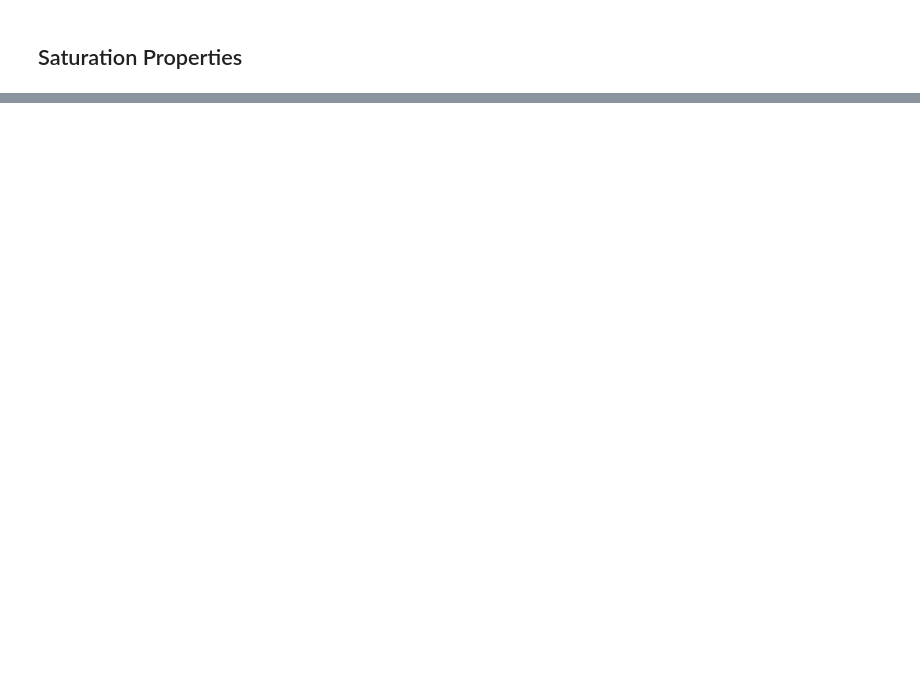
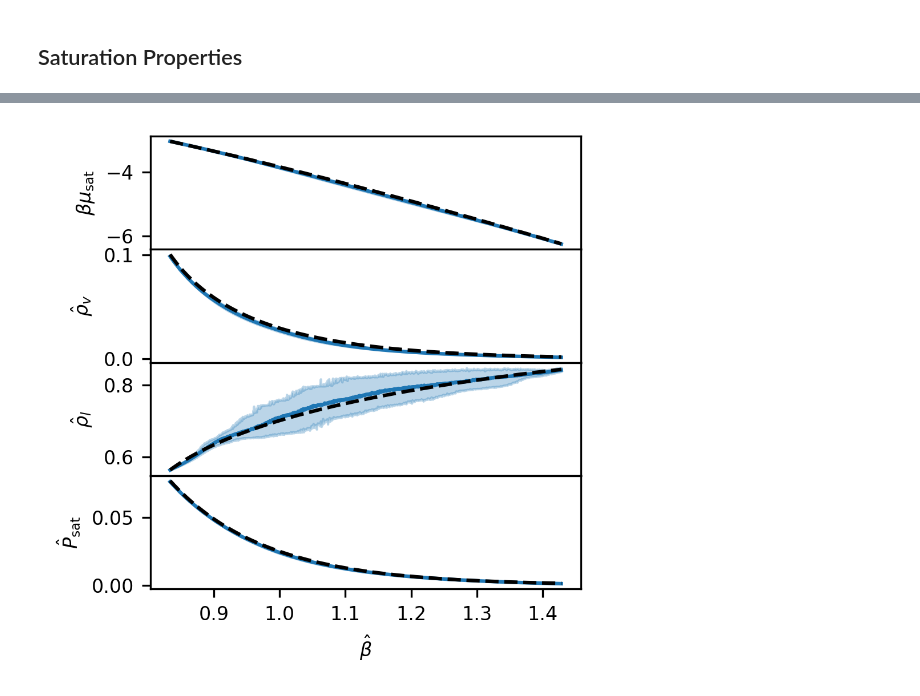
Before and after one commit to usnistgov/thermoextrap-archive, a Jupyter notebook: docs/notebooks/gpr/analysis_LJ_lnPi.ipynb, the cells around one changed output, grey strips where cells are left out. Drawn from its saved outputs; the diff is of its cells as text; code cells hidden in the pictures; blank space fills up the shorter version.

```diff
--- a/docs/notebooks/gpr/analysis_LJ_lnPi.ipynb
+++ b/docs/notebooks/gpr/analysis_LJ_lnPi.ipynb
@@ -180,0 +282,5 @@ plt.show()
+# %%
+ref_T = [0.7, 1.2]
+
+ref_mu = np.average([get_sim_activity(t)*t for t in ref_T])
+print(ref_mu)
@@ -180,0 +408,33 @@ plt.show()
+# %%
+#Load saturation properties
+#Should be lnz, density_gas, density_liquid, pressure_gas, pressure_liquid
+sat_props = np.load(os.path.expanduser('~/GPR_Extrapolation/LJ_EOS/lnPi/sat_props_GPR.npz'))
+gp_sat_props = sat_props['props']
+gp_sat_props_conf_ints = sat_props['conf_ints']
+
+#Plot true values versus predicted properties
+prop_betas = 1.0 / np.linspace(0.7, 1.2, 1000)
+
+fig, ax = plt.subplots(gp_sat_props.shape[1]-1, sharex=True, sharey=False, figsize=(3.37, 3.37), dpi=300)
+
+for i, prop in enumerate([raw_lnz, raw_dens[:, 0], raw_dens[:, 1], raw_psat]):
+    ax[i].plot(prop_betas, gp_sat_props[:, i], color='tab:blue')
+    ax[i].fill_between(prop_betas,
+                       gp_sat_props_conf_ints[:, 0, i],
+                       gp_sat_props_conf_ints[:, 1, i],
+                       color='tab:blue', alpha=0.3)
+    ax[i].plot(raw_beta, prop, 'k--')
+    ax[i].tick_params(axis='both', labelsize=8)
+
+ax[-1].set_xlabel(r'$\hat{\beta}$', fontsize=8)
+ax[0].set_ylabel(r'$\beta \mu_\mathrm{sat}$', fontsize=8)
+ax[1].set_ylabel(r'$\hat{\rho}_v$', fontsize=8)
+ax[2].set_ylabel(r'$\hat{\rho}_l$', fontsize=8)
+ax[3].set_ylabel(r'$\hat{P}_\mathrm{sat}$', fontsize=8)
+
+fig.tight_layout()
+fig.subplots_adjust(hspace=0.0)
+
+plt.show()
+# %% [output]
+[figure, added]
```
Also changed, not shown: parts of 15 cells of this notebook, 1 other file.
